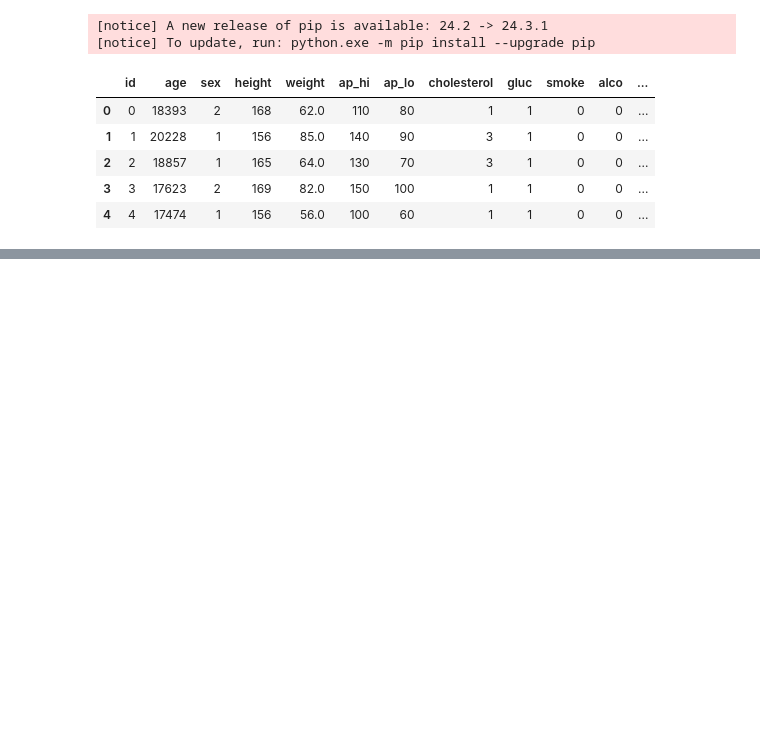
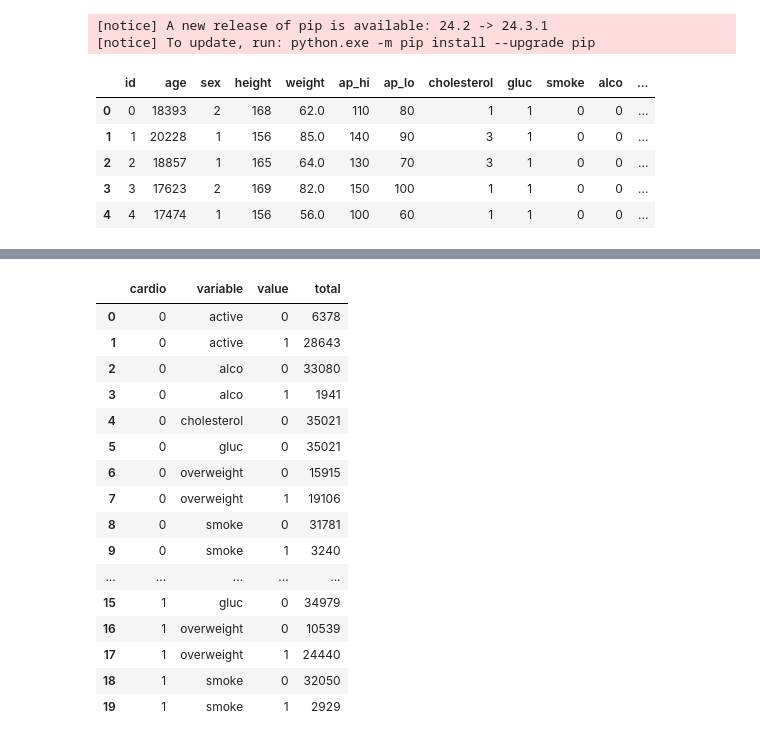
Before and after one commit to Isaaclkm/Data-Analisis, a Jupyter notebook: ME/Untitled.ipynb, the cells around one changed output, grey strips where cells are left out. Cells and saved outputs as stored; diff of their text form; code cells hidden in the pictures; blank space fills up the shorter version.

```diff
--- a/ME/Untitled.ipynb
+++ b/ME/Untitled.ipynb
@@ -87,0 +123,23 @@ draw_heat_map()
+# %%
+df_cat = pd.melt(df, id_vars = ["cardio"], value_vars = ['active', 'alco', 'cholesterol', 'gluc', 'overweight', 'smoke'])
+df_cat['total'] = 1
+df_cat = df_cat.groupby(["cardio", "variable", "value"], as_index = False).count()
+df_cat
+# %% [output]
+|  | cardio | variable | value | total |
+| 0 | 0 | active | 0 | 6378 |
+| 1 | 0 | active | 1 | 28643 |
+| 2 | 0 | alco | 0 | 33080 |
+| 3 | 0 | alco | 1 | 1941 |
+| 4 | 0 | cholesterol | 0 | 35021 |
+| 5 | 0 | gluc | 0 | 35021 |
+| 6 | 0 | overweight | 0 | 15915 |
+| 7 | 0 | overweight | 1 | 19106 |
+| 8 | 0 | smoke | 0 | 31781 |
+| 9 | 0 | smoke | 1 | 3240 |
+| ... | ... | ... | ... | ... |
+| 15 | 1 | gluc | 0 | 34979 |
+| 16 | 1 | overweight | 0 | 10539 |
+| 17 | 1 | overweight | 1 | 24440 |
+| 18 | 1 | smoke | 0 | 32050 |
+| 19 | 1 | smoke | 1 | 2929 |
```
Also changed, not shown: parts of 4 cells of this notebook, 3 other files.
